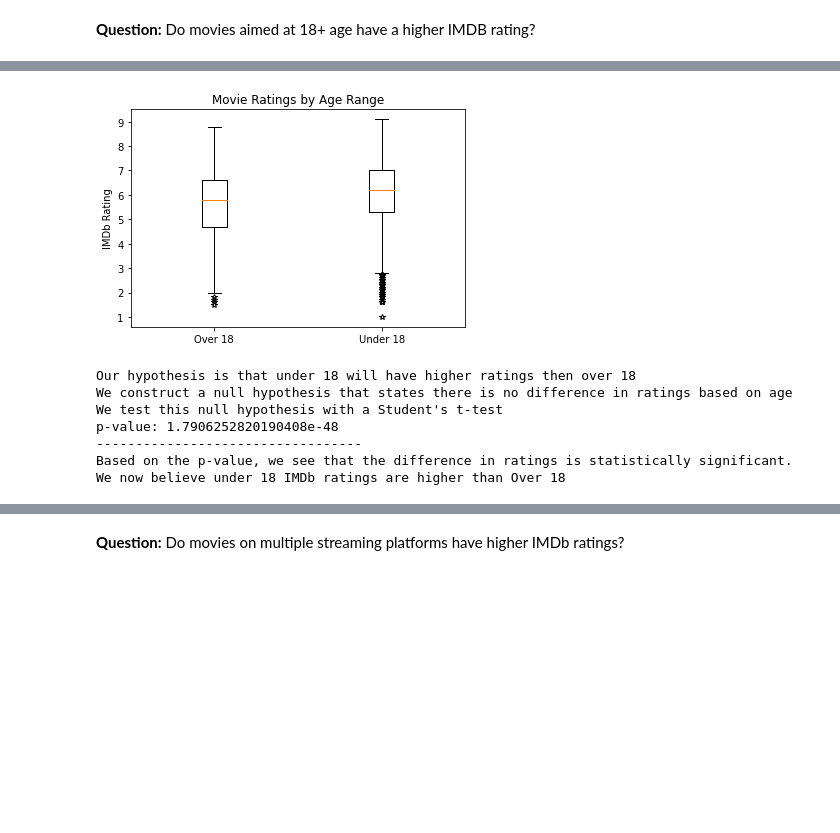
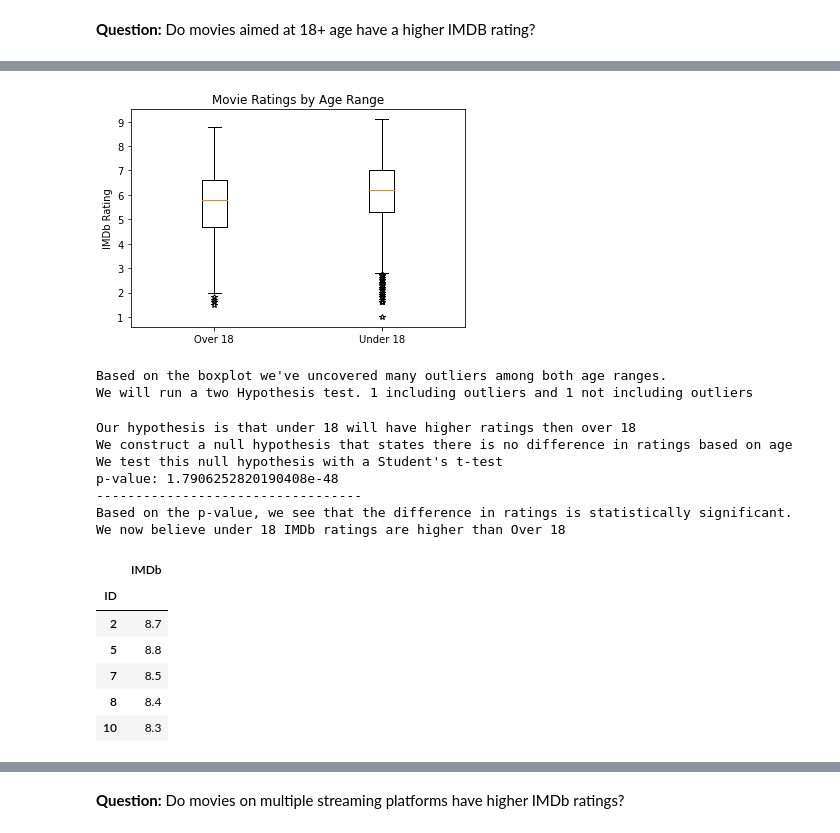
Before and after one commit to MMidwinter/Mega-Movie-Mayhem, a Jupyter notebook: MovieMayhem.ipynb, the cells around one changed output, grey strips where cells are left out. Cells and saved outputs as stored; diff of their text form; code cells hidden in the pictures; blank space fills up the shorter version.

Commit message:
updated hypothesis testing to include outliers vs no outliers

```diff
--- a/MovieMayhem.ipynb
+++ b/MovieMayhem.ipynb
@@ -89,6 +100,11 @@ ax1.set_ylabel("IMDb Rating")
 ax1.set_title("Movie Ratings by Age Range")
 ax1.boxplot(age_range_data, 0, '*')
 plt.show()
+
+print("Based on the boxplot we've uncovered many outliers among both age ranges.")
+print('We will run a two Hypothesis test. 1 including outliers and 1 not including outliers')
 # %% [output]
 [figure]
+Based on the boxplot we've uncovered many outliers among both age ranges.
+We will run a two Hypothesis test. 1 including outliers and 1 not including outliers
 # %%
@@ -120,3 +136,28 @@ p-value: 1.7906252820190408e-48
 ----------------------------------
 Based on the p-value, we see that the difference in ratings is statistically significant.
 We now believe under 18 IMDb ratings are higher than Over 18
+# %%
+# Second Age Range Hypothesis Test, removing outliers
+
+over_18_quartiles = over_18.quantile([.25,.5,.75])
+over_18_lowerq = over_18_quartiles[0.25]
+over_18_upperq = over_18_quartiles[0.75]
+over_18_iqr = over_18_upperq-over_18_lowerq
+
+over_18_lower_bound = over_18_lowerq - (1.5*over_18_iqr)
+over_18_upper_bound = over_18_upperq + (1.5*over_18_iqr)
+
+over_18_df = over_18.to_frame()
+
+
+filtered_over18_df = over_18_df.loc[(over_18_df['IMDb'] >= over_18_lower_bound) & (over_18_df['IMDb'] <= over_18_upper_bound)]
+
+filtered_over18_df.head()
+# %% [output]
+|  | IMDb |
+| ID |  |
+| 2 | 8.7 |
+| 5 | 8.8 |
+| 7 | 8.5 |
+| 8 | 8.4 |
+| 10 | 8.3 |
```
Also changed, not shown: parts of 6 cells of this notebook.
